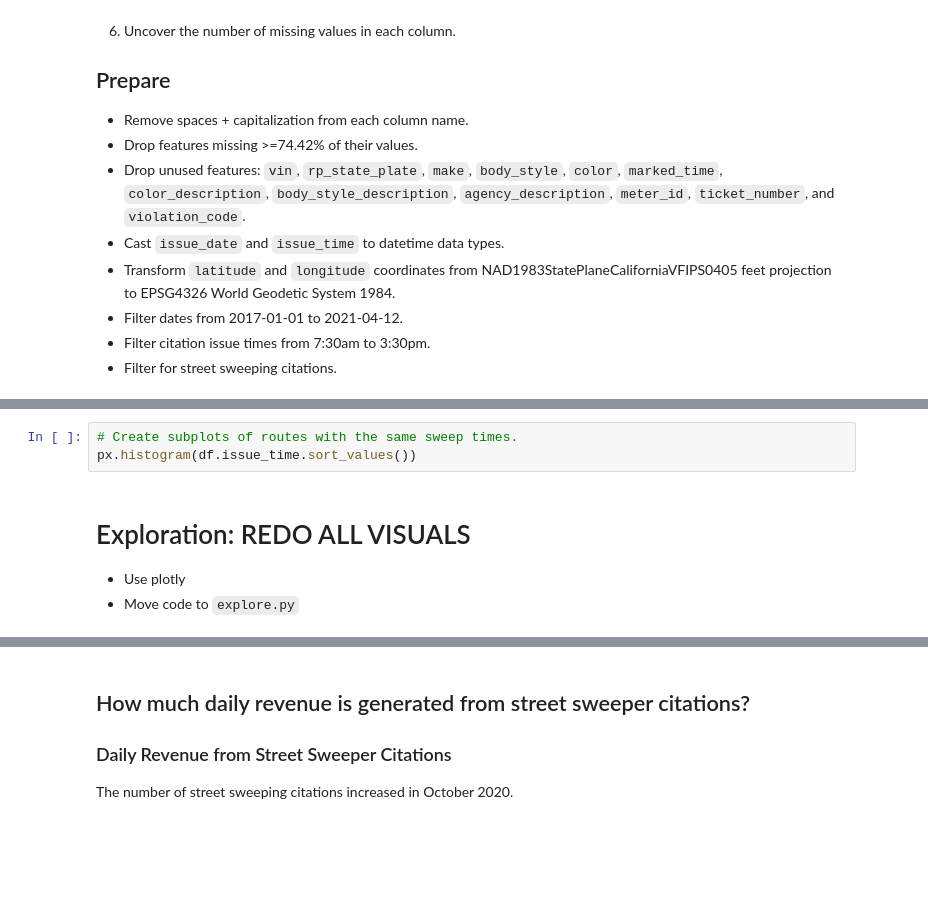
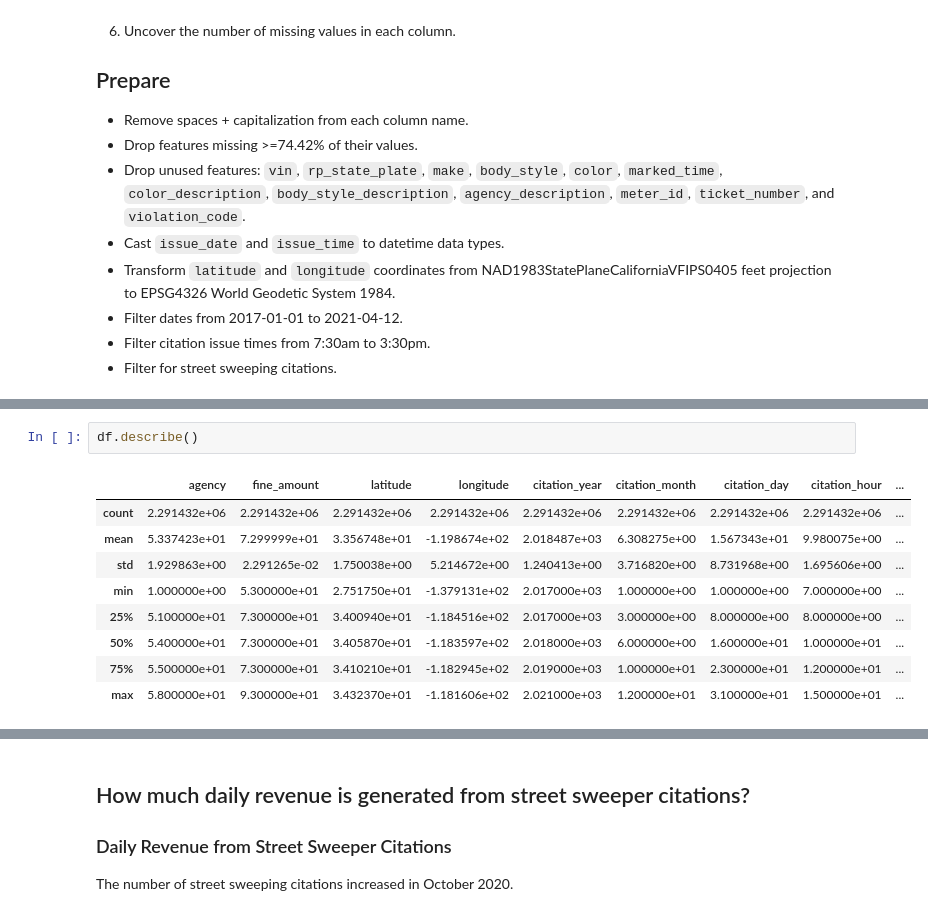
Before and after one commit to Promeos/LADOT-Street-Sweeping-Transition-Pan, a Jupyter notebook: MVP-Citation-Revenue.ipynb, the cells around one changed output, grey strips where cells are left out. Drawn from its saved outputs; the diff is of its cells as text; blank space fills up the shorter version.

```diff
--- a/MVP-Citation-Revenue.ipynb
+++ b/MVP-Citation-Revenue.ipynb
@@ -47,7 +72,12 @@ df.info()
-# %%
-# Create subplots of routes with the same sweep times.
-px.histogram(df.issue_time.sort_values())
-# %% [markdown]
-# Exploration: REDO ALL VISUALS
-- Use plotly
-- Move code to `explore.py`
+# %%
+df.describe()
+# %% [output]
+|  | agency | fine_amount | latitude | longitude | citation_year | citation_month | citation_day | citation_hour | ... |
+| count | 2.291432e+06 | 2.291432e+06 | 2.291432e+06 | 2.291432e+06 | 2.291432e+06 | 2.291432e+06 | 2.291432e+06 | 2.291432e+06 | ... |
+| mean | 5.337423e+01 | 7.299999e+01 | 3.356748e+01 | -1.198674e+02 | 2.018487e+03 | 6.308275e+00 | 1.567343e+01 | 9.980075e+00 | ... |
+| std | 1.929863e+00 | 2.291265e-02 | 1.750038e+00 | 5.214672e+00 | 1.240413e+00 | 3.716820e+00 | 8.731968e+00 | 1.695606e+00 | ... |
+| min | 1.000000e+00 | 5.300000e+01 | 2.751750e+01 | -1.379131e+02 | 2.017000e+03 | 1.000000e+00 | 1.000000e+00 | 7.000000e+00 | ... |
+| 25% | 5.100000e+01 | 7.300000e+01 | 3.400940e+01 | -1.184516e+02 | 2.017000e+03 | 3.000000e+00 | 8.000000e+00 | 8.000000e+00 | ... |
+| 50% | 5.400000e+01 | 7.300000e+01 | 3.405870e+01 | -1.183597e+02 | 2.018000e+03 | 6.000000e+00 | 1.600000e+01 | 1.000000e+01 | ... |
+| 75% | 5.500000e+01 | 7.300000e+01 | 3.410210e+01 | -1.182945e+02 | 2.019000e+03 | 1.000000e+01 | 2.300000e+01 | 1.200000e+01 | ... |
+| max | 5.800000e+01 | 9.300000e+01 | 3.432370e+01 | -1.181606e+02 | 2.021000e+03 | 1.200000e+01 | 3.100000e+01 | 1.500000e+01 | ... |
```
Also changed, not shown: parts of 19 cells of this notebook.
